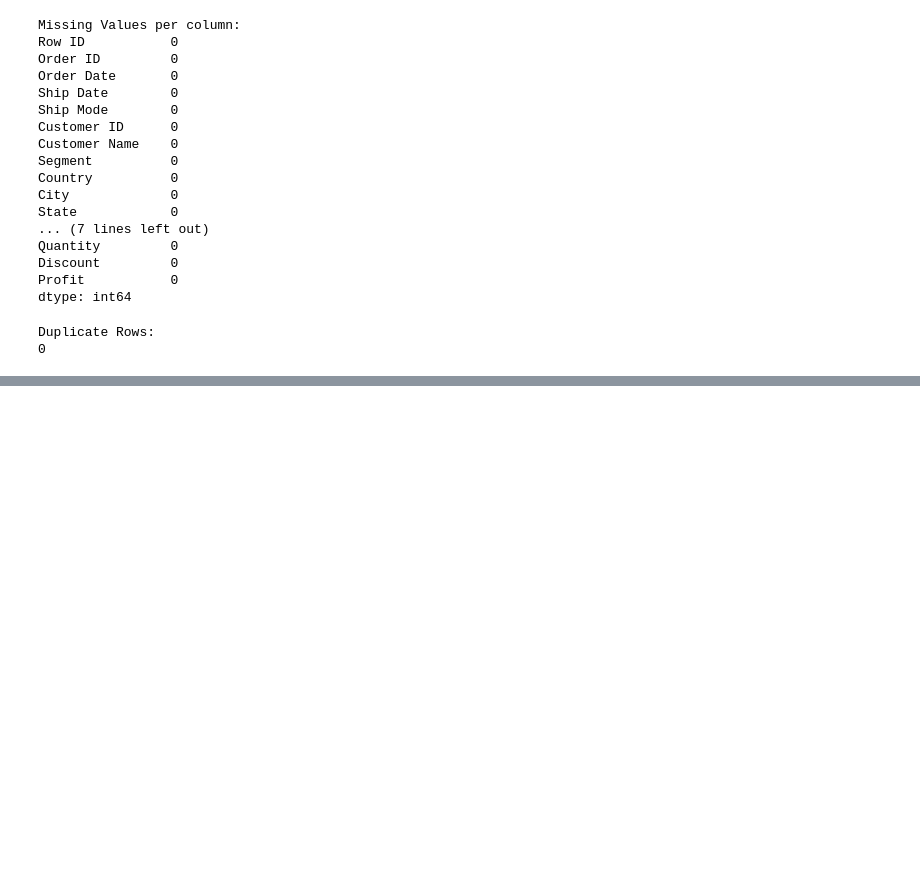
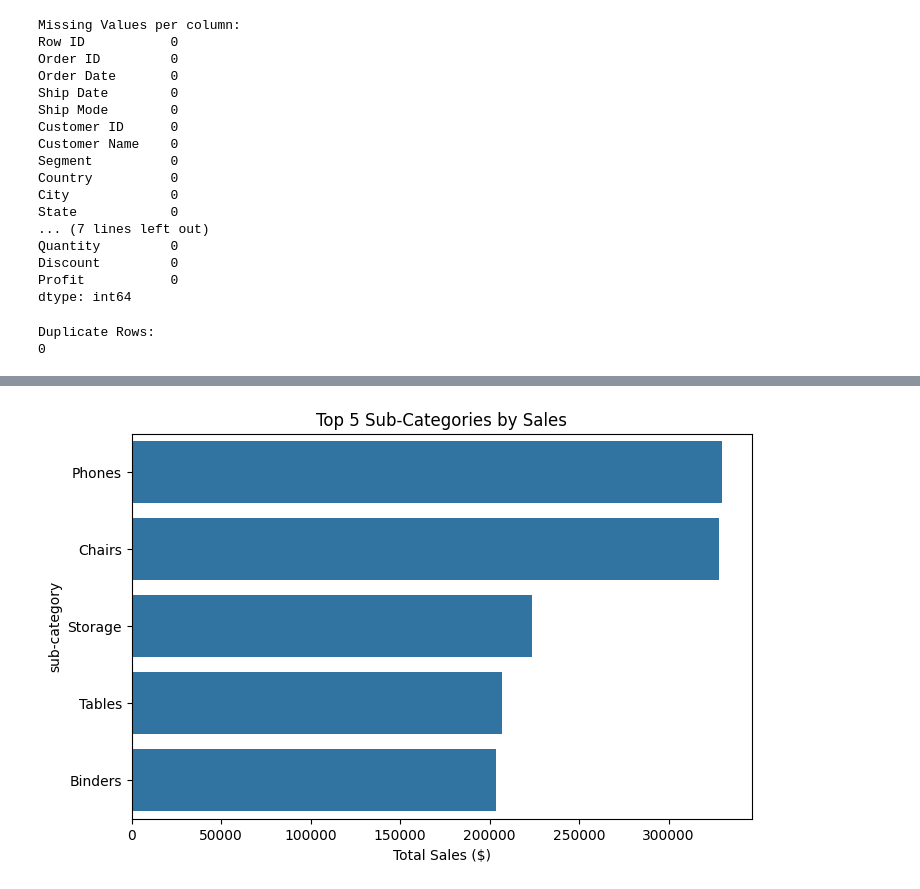
Before and after one commit to eyaH5/superstore-analysis, a Jupyter notebook: notebooks/superstore_analysis.ipynb, the cells around one changed output, grey strips where cells are left out. Drawn from its saved outputs; the diff is of its cells as text; code cells hidden in the pictures; blank space fills up the shorter version.

```diff
--- a/notebooks/superstore_analysis.ipynb
+++ b/notebooks/superstore_analysis.ipynb
@@ -75,0 +161,10 @@ Duplicate Rows:
+# %%
+# Group by Sub-Category and sum Sales
+subcat_summary = df.groupby("sub-category").agg({
+    "sales": "sum"
+    })
+
+## Sort descending and take top 5
+top5_subcat = subcat_summary.sort_values(by="sales", ascending=False).head(5)
+print("\nTop 5 Sub-Categories by Sales:")
+print(top5_subcat)
@@ -75,0 +180,9 @@ Duplicate Rows:
+# %%
+# Visualization #3: Top 5 Sub-Categories by Sales
+plt.figure(figsize=(8,5))
+sns.barplot(x="sales", y=top5_subcat.index, data=top5_subcat, orient="h")
+plt.title("Top 5 Sub-Categories by Sales")
+plt.xlabel("Total Sales ($)")
+plt.show()
+# %% [output]
+[figure, added]
```
Also changed, not shown: parts of 18 cells of this notebook.
